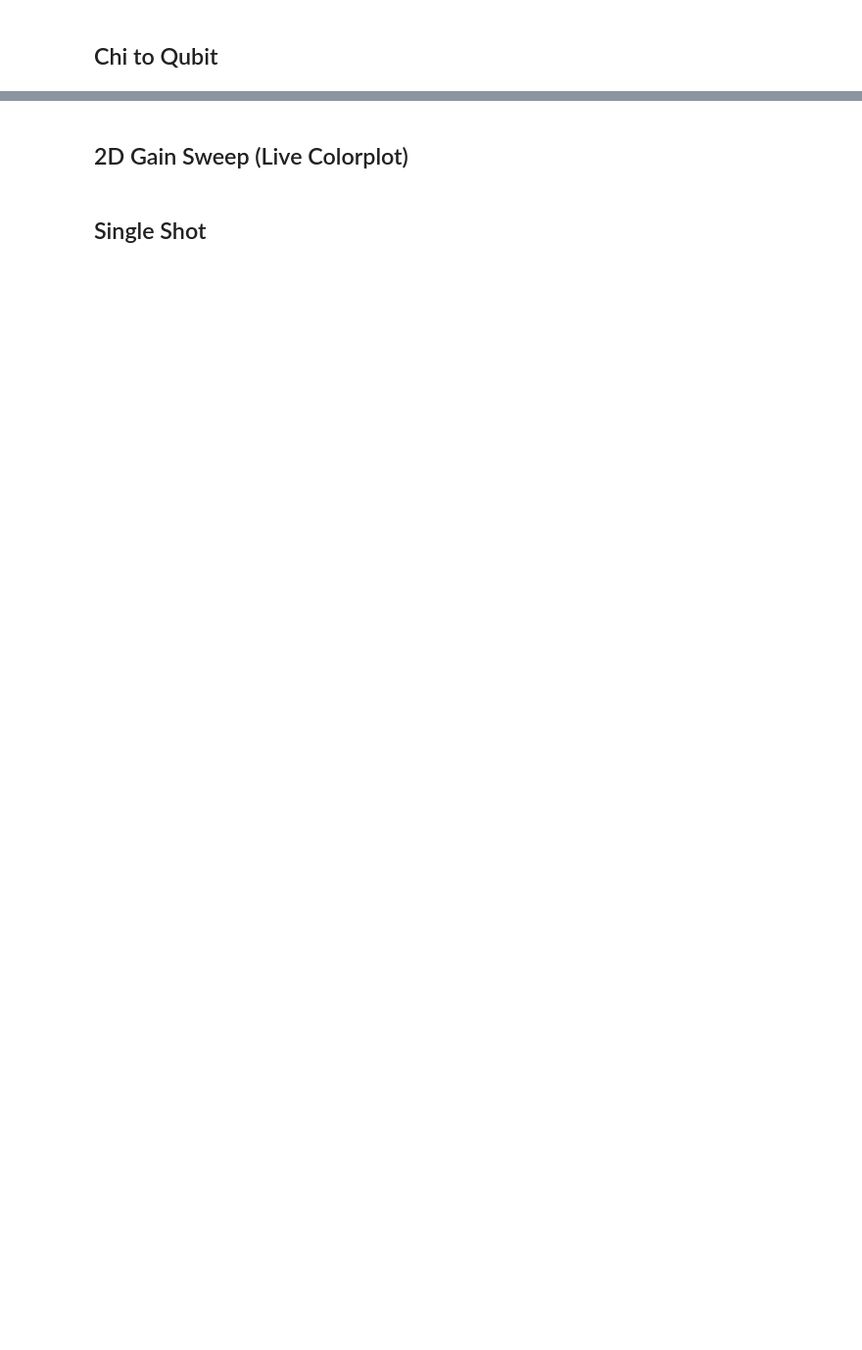
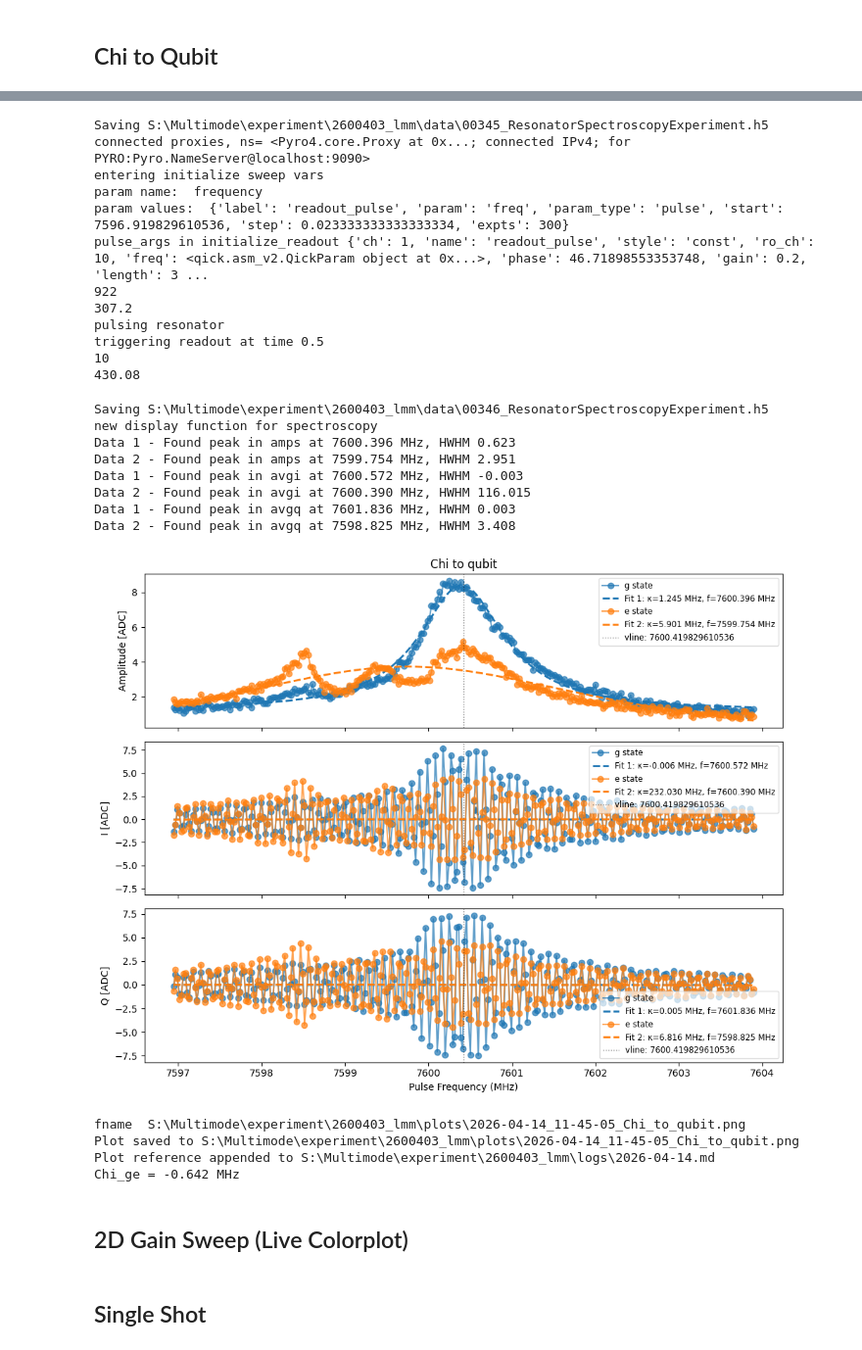
Before and after one commit to SchusterLab/multimode_expts_tprocv2, a Jupyter notebook: measurement_notebooks/device_characterization/nb_readout_ipynb.ipynb, the cells around one changed output, grey strips where cells are left out. Shown at 98% size. Cells and saved outputs as stored; diff of their text form; code cells hidden in the pictures; blank space fills up the shorter version.

```diff
--- a/measurement_notebooks/device_characterization/nb_readout_ipynb.ipynb
+++ b/measurement_notebooks/device_characterization/nb_readout_ipynb.ipynb
@@ -115,7 +177,7 @@ for pulse_e in [False, True]:
     rspec = do_res_spec(
         config_thisrun                = config_thisrun,
         frequency                     = config_thisrun.device.readout.frequency,
-        span                          = 5,
+        span                          = 7,
         expts                         = 300,
         reps                          = 500,
         rounds                        = 1,
@@ -140,3 +202,4 @@ spec_analysis.display(
 )
 chi_ge = rspecs_chi[1].data['fit_amps'][2] - rspecs_chi[0].data['fit_amps'][2]
 print(f'Chi_ge = {chi_ge:.3f} MHz')
+# %% [output]
@@ -143,3 +217,28 @@ print(f'Chi_ge = {chi_ge:.3f} MHz')
+Saving S:\Multimode\experiment\2600403_lmm\data\00345_ResonatorSpectroscopyExperiment.h5
+connected proxies, ns= <Pyro4.core.Proxy at 0x...; connected IPv4; for PYRO:Pyro.NameServer@localhost:9090>
+entering initialize sweep vars
+param name:  frequency
+param values:  {'label': 'readout_pulse', 'param': 'freq', 'param_type': 'pulse', 'start': 7596.919829610536, 'step': 0.023333333333333334, 'expts': 300}
+pulse_args in initialize_readout {'ch': 1, 'name': 'readout_pulse', 'style': 'const', 'ro_ch': 10, 'freq': <qick.asm_v2.QickParam object at 0x...>, 'phase': 46.71898553353748, 'gain': 0.2, 'length': 3 ...
+922
+307.2
+pulsing resonator
+triggering readout at time 0.5
+10
+430.08
+Saving S:\Multimode\experiment\2600403_lmm\data\00346_ResonatorSpectroscopyExperiment.h5
+new display function for spectroscopy
+Data 1 - Found peak in amps at 7600.396 MHz, HWHM 0.623
+Data 2 - Found peak in amps at 7599.754 MHz, HWHM 2.951
+Data 1 - Found peak in avgi at 7600.572 MHz, HWHM -0.003
+Data 2 - Found peak in avgi at 7600.390 MHz, HWHM 116.015
+Data 1 - Found peak in avgq at 7601.836 MHz, HWHM 0.003
+Data 2 - Found peak in avgq at 7598.825 MHz, HWHM 3.408
+[figure, added]
+fname  S:\Multimode\experiment\2600403_lmm\plots\2026-04-14_11-45-05_Chi_to_qubit.png
+Plot saved to S:\Multimode\experiment\2600403_lmm\plots\2026-04-14_11-45-05_Chi_to_qubit.png
+Plot reference appended to S:\Multimode\experiment\2600403_lmm\logs\2026-04-14.md
+Chi_ge = -0.642 MHz
 # %% [markdown]
 ## 2D Gain Sweep (Live Colorplot)
 # %%
```
Also changed, not shown: parts of 24 cells of this notebook, 29 other files.
